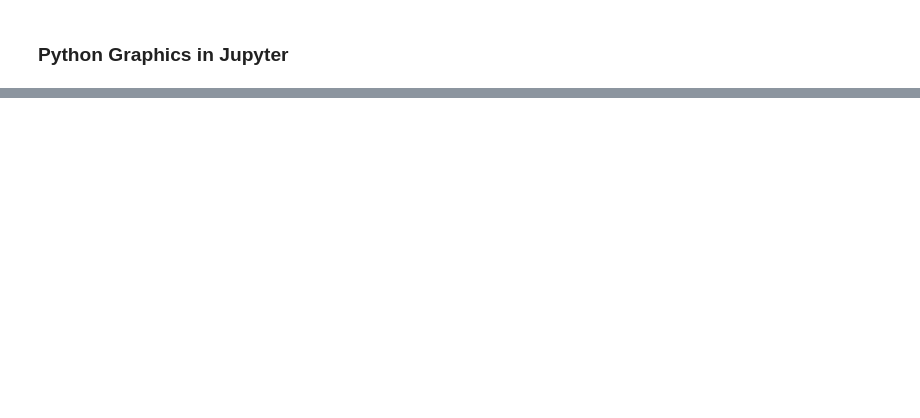
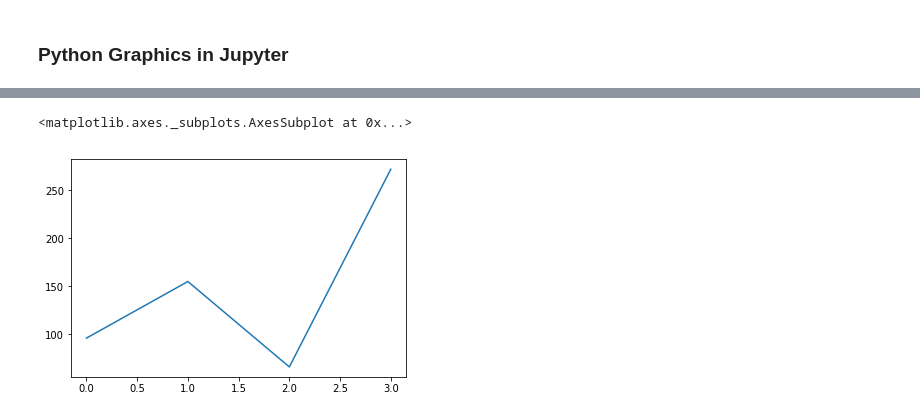
Before and after one commit to tdongsi/python, a Jupyter notebook: jupyter/Section_2.ipynb, the cells around one changed output, grey strips where cells are left out. Saved outputs shown, nothing was run; the diff lists cells and outputs as text; code cells hidden in the pictures; blank space fills up the shorter version.

Commit message:
Plotting in Jupyter

```diff
--- a/jupyter/Section_2.ipynb
+++ b/jupyter/Section_2.ipynb
@@ -59,0 +83,10 @@ ModuleNotFoundError: No module named 'matplotlib'
+# %%
+baby_name = ['Alice', 'Charles', 'Diane', 'Edward']
+number_births = [96, 155, 66, 272]
+
+dataset = list(zip(baby_name, number_births))
+df = pandas.DataFrame(data=dataset, columns=['Name', 'Number'])
+df['Number'].plot()
+# %% [output]
+<matplotlib.axes._subplots.AxesSubplot at 0x...>
+[figure, added]
```
Also changed, not shown: parts of 4 cells of this notebook, 1 other file.
